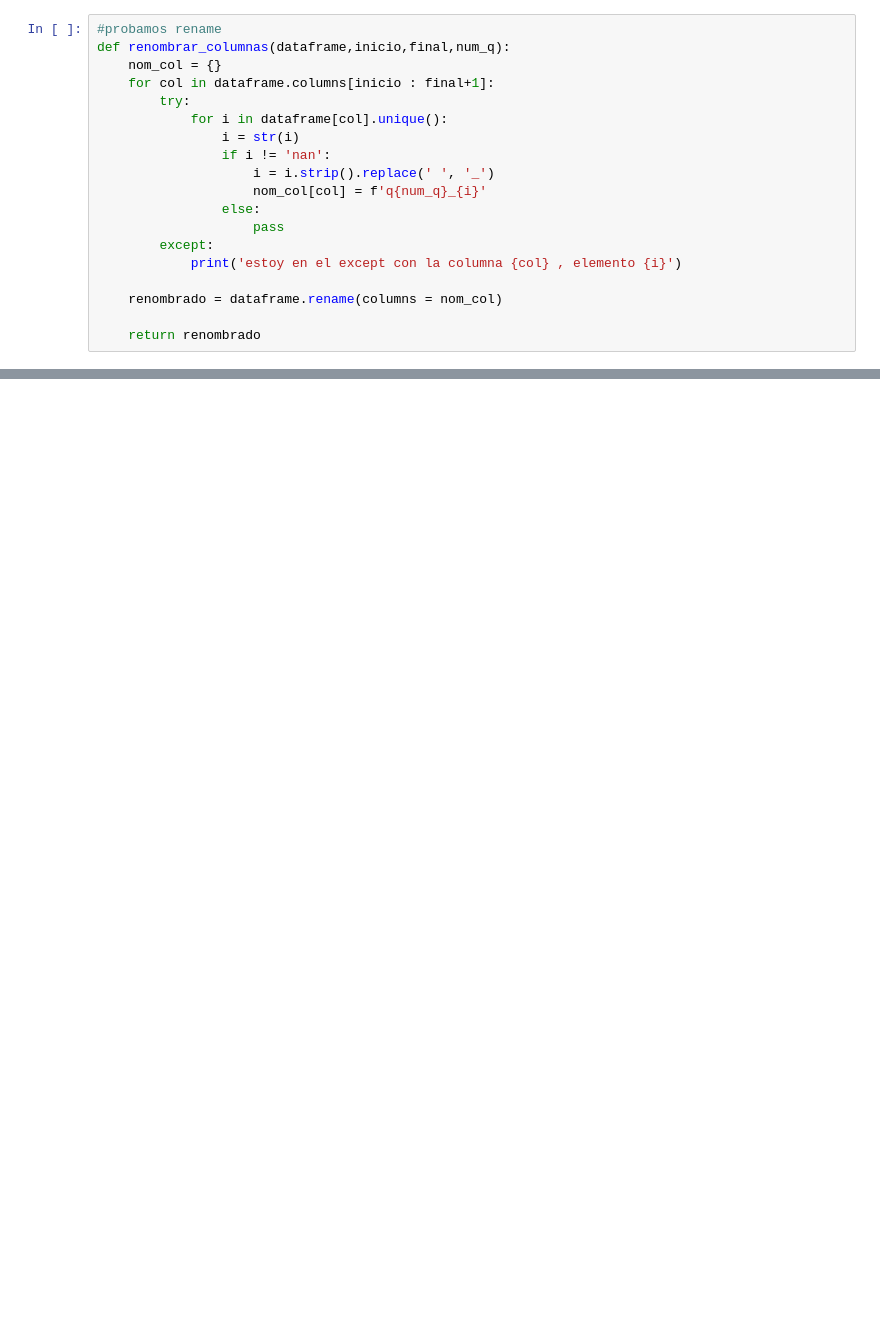
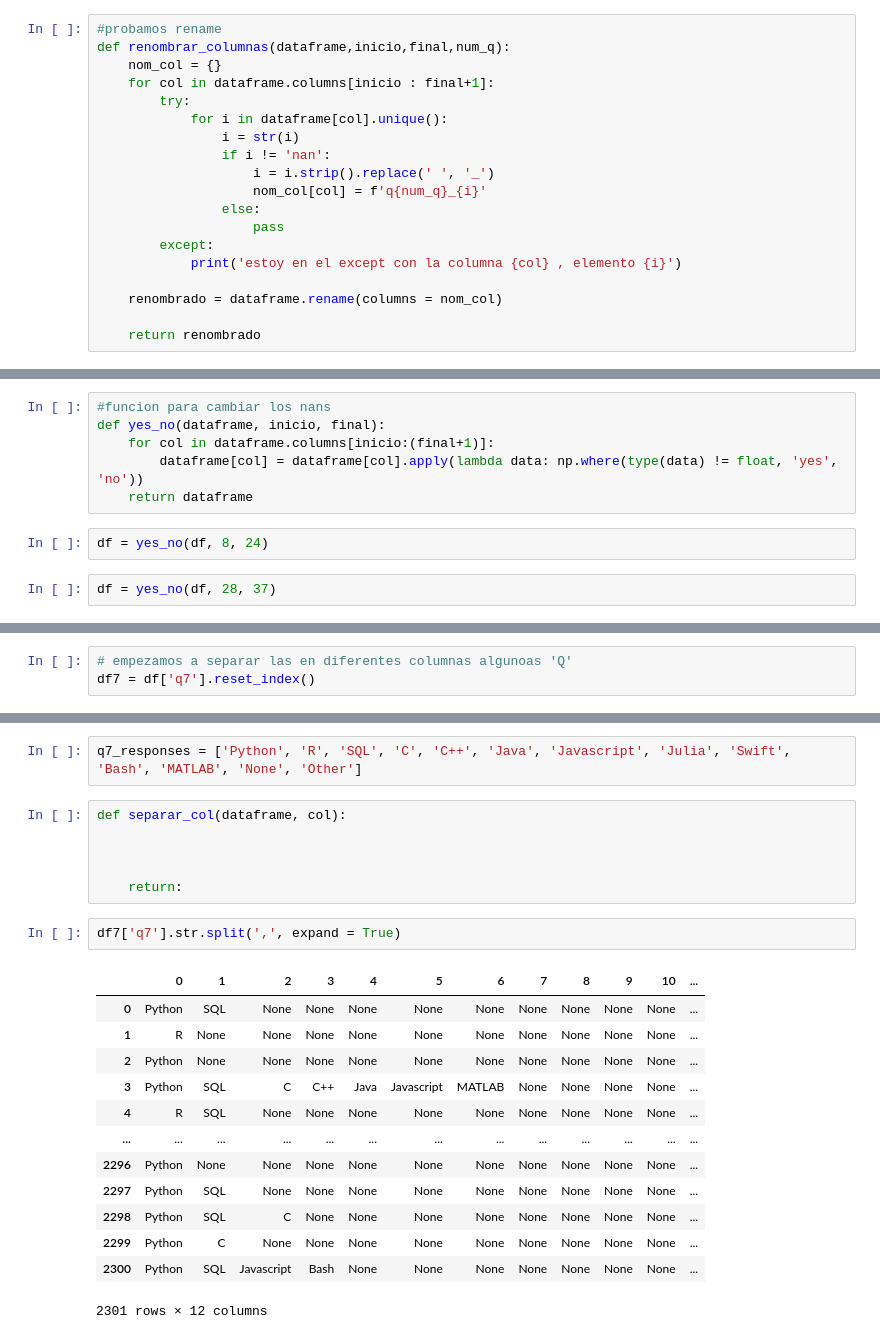
Before and after one commit to MaitaneP/adalab-da-modulo2-proyecto-equipo3, a Jupyter notebook: tratamiento_datos.ipynb, the cells around one changed output, grey strips where cells are left out. Cells and saved outputs as stored; diff of their text form; blank space fills up the shorter version.

```diff
--- a/tratamiento_datos.ipynb
+++ b/tratamiento_datos.ipynb
@@ -63,0 +61,10 @@ print(f'DICCIONARIO NOMBRES COLUMNAS: {nomb_col_q39}')
+# %%
+#funcion para cambiar los nans
+def yes_no(dataframe, inicio, final):
+    for col in dataframe.columns[inicio:(final+1)]:
+        dataframe[col] = dataframe[col].apply(lambda data: np.where(type(data) != float, 'yes', 'no'))
+    return dataframe
+# %%
+df = yes_no(df, 8, 24)
+# %%
+df = yes_no(df, 28, 37)
@@ -63,0 +84,3 @@ print(f'DICCIONARIO NOMBRES COLUMNAS: {nomb_col_q39}')
+# %%
+# empezamos a separar las en diferentes columnas algunoas 'Q'
+df7 = df['q7'].reset_index()
@@ -63,0 +103,24 @@ print(f'DICCIONARIO NOMBRES COLUMNAS: {nomb_col_q39}')
+# %%
+q7_responses = ['Python', 'R', 'SQL', 'C', 'C++', 'Java', 'Javascript', 'Julia', 'Swift', 'Bash', 'MATLAB', 'None', 'Other']
+# %%
+def separar_col(dataframe, col):
+
+
+
+    return:
+# %%
+df7['q7'].str.split(',', expand = True)
+# %% [output]
+|  | 0 | 1 | 2 | 3 | 4 | 5 | 6 | 7 | 8 | 9 | 10 | ... |
+| 0 | Python | SQL | None | None | None | None | None | None | None | None | None | ... |
+| 1 | R | None | None | None | None | None | None | None | None | None | None | ... |
+| 2 | Python | None | None | None | None | None | None | None | None | None | None | ... |
+| 3 | Python | SQL | C | C++ | Java | Javascript | MATLAB | None | None | None | None | ... |
+| 4 | R | SQL | None | None | None | None | None | None | None | None | None | ... |
+| ... | ... | ... | ... | ... | ... | ... | ... | ... | ... | ... | ... | ... |
+| 2296 | Python | None | None | None | None | None | None | None | None | None | None | ... |
+| 2297 | Python | SQL | None | None | None | None | None | None | None | None | None | ... |
+| 2298 | Python | SQL | C | None | None | None | None | None | None | None | None | ... |
+| 2299 | Python | C | None | None | None | None | None | None | None | None | None | ... |
+| 2300 | Python | SQL | Javascript | Bash | None | None | None | None | None | None | None | ... |
+2301 rows × 12 columns
```
Also changed, not shown: parts of 12 cells of this notebook.
